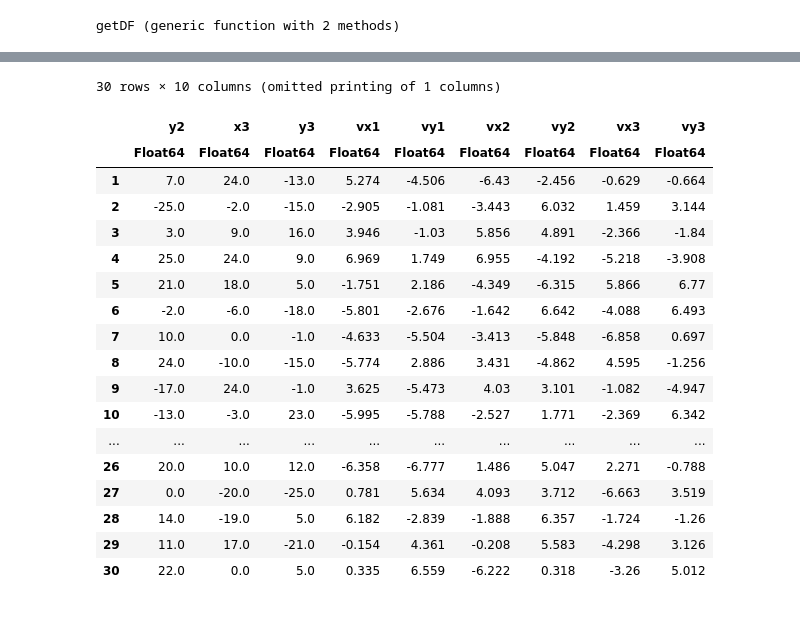
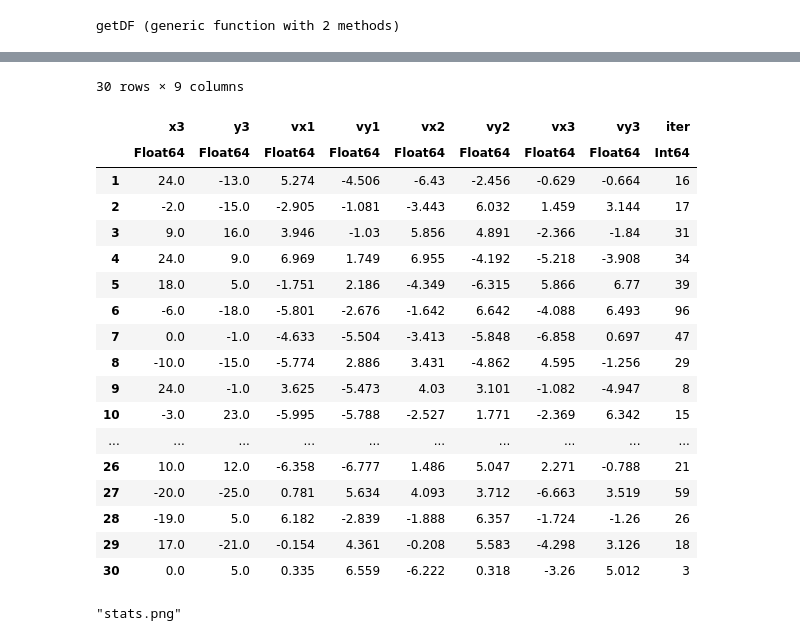
Before and after one commit to kirklong/ThreeBodyBot, a Jupyter notebook: 3BodyAnalysis.ipynb, the cells around one changed output, grey strips where cells are left out. Cells and saved outputs as stored; diff of their text form; code cells hidden in the pictures.

```diff
--- a/3BodyAnalysis.ipynb
+++ b/3BodyAnalysis.ipynb
@@ -50,27 +50,27 @@ df = getDF() #get the data -- this only shows first 30 entries and only the firs
 | 30 | 2021-02-07 | 30.0237 | 18.0 | 45.1 | 47.4 | 10.0976 | 21.0543 | 21.909 | 0 |
 | ⋮ | ⋮ | ⋮ | ⋮ | ⋮ | ⋮ | ⋮ | ⋮ | ⋮ | ⋮ |
 # %%
-display(df[end-29:end,end-9:end]) #show the last 30 with last 9 columns just to check that they're there, can modify this to show any range you like, can access columns by name, ie display(df.iter)
+display(df[end-29:end,end-8:end]) #show the last 30 with last 9 columns just to check that they're there, can modify this to show any range you like, can access columns by name, ie display(df.iter)
 # %% [output]
-30 rows × 10 columns (omitted printing of 1 columns)
+30 rows × 9 columns
-|  | y2 | x3 | y3 | vx1 | vy1 | vx2 | vy2 | vx3 | vy3 |
-|  | Float64 | Float64 | Float64 | Float64 | Float64 | Float64 | Float64 | Float64 | Float64 |
-| 1 | 7.0 | 24.0 | -13.0 | 5.274 | -4.506 | -6.43 | -2.456 | -0.629 | -0.664 |
-| 2 | -25.0 | -2.0 | -15.0 | -2.905 | -1.081 | -3.443 | 6.032 | 1.459 | 3.144 |
-| 3 | 3.0 | 9.0 | 16.0 | 3.946 | -1.03 | 5.856 | 4.891 | -2.366 | -1.84 |
-| 4 | 25.0 | 24.0 | 9.0 | 6.969 | 1.749 | 6.955 | -4.192 | -5.218 | -3.908 |
-| 5 | 21.0 | 18.0 | 5.0 | -1.751 | 2.186 | -4.349 | -6.315 | 5.866 | 6.77 |
-| 6 | -2.0 | -6.0 | -18.0 | -5.801 | -2.676 | -1.642 | 6.642 | -4.088 | 6.493 |
-| 7 | 10.0 | 0.0 | -1.0 | -4.633 | -5.504 | -3.413 | -5.848 | -6.858 | 0.697 |
-| 8 | 24.0 | -10.0 | -15.0 | -5.774 | 2.886 | 3.431 | -4.862 | 4.595 | -1.256 |
-| 9 | -17.0 | 24.0 | -1.0 | 3.625 | -5.473 | 4.03 | 3.101 | -1.082 | -4.947 |
-| 10 | -13.0 | -3.0 | 23.0 | -5.995 | -5.788 | -2.527 | 1.771 | -2.369 | 6.342 |
+|  | x3 | y3 | vx1 | vy1 | vx2 | vy2 | vx3 | vy3 | iter |
+|  | Float64 | Float64 | Float64 | Float64 | Float64 | Float64 | Float64 | Float64 | Int64 |
+| 1 | 24.0 | -13.0 | 5.274 | -4.506 | -6.43 | -2.456 | -0.629 | -0.664 | 16 |
+| 2 | -2.0 | -15.0 | -2.905 | -1.081 | -3.443 | 6.032 | 1.459 | 3.144 | 17 |
+| 3 | 9.0 | 16.0 | 3.946 | -1.03 | 5.856 | 4.891 | -2.366 | -1.84 | 31 |
+| 4 | 24.0 | 9.0 | 6.969 | 1.749 | 6.955 | -4.192 | -5.218 | -3.908 | 34 |
+| 5 | 18.0 | 5.0 | -1.751 | 2.186 | -4.349 | -6.315 | 5.866 | 6.77 | 39 |
+| 6 | -6.0 | -18.0 | -5.801 | -2.676 | -1.642 | 6.642 | -4.088 | 6.493 | 96 |
+| 7 | 0.0 | -1.0 | -4.633 | -5.504 | -3.413 | -5.848 | -6.858 | 0.697 | 47 |
+| 8 | -10.0 | -15.0 | -5.774 | 2.886 | 3.431 | -4.862 | 4.595 | -1.256 | 29 |
+| 9 | 24.0 | -1.0 | 3.625 | -5.473 | 4.03 | 3.101 | -1.082 | -4.947 | 8 |
+| 10 | -3.0 | 23.0 | -5.995 | -5.788 | -2.527 | 1.771 | -2.369 | 6.342 | 15 |
 | ... | ... | ... | ... | ... | ... | ... | ... | ... | ... |
-| 26 | 20.0 | 10.0 | 12.0 | -6.358 | -6.777 | 1.486 | 5.047 | 2.271 | -0.788 |
-| 27 | 0.0 | -20.0 | -25.0 | 0.781 | 5.634 | 4.093 | 3.712 | -6.663 | 3.519 |
-| 28 | 14.0 | -19.0 | 5.0 | 6.182 | -2.839 | -1.888 | 6.357 | -1.724 | -1.26 |
-| 29 | 11.0 | 17.0 | -21.0 | -0.154 | 4.361 | -0.208 | 5.583 | -4.298 | 3.126 |
-| 30 | 22.0 | 0.0 | 5.0 | 0.335 | 6.559 | -6.222 | 0.318 | -3.26 | 5.012 |
+| 26 | 10.0 | 12.0 | -6.358 | -6.777 | 1.486 | 5.047 | 2.271 | -0.788 | 21 |
+| 27 | -20.0 | -25.0 | 0.781 | 5.634 | 4.093 | 3.712 | -6.663 | 3.519 | 59 |
+| 28 | -19.0 | 5.0 | 6.182 | -2.839 | -1.888 | 6.357 | -1.724 | -1.26 | 26 |
+| 29 | 17.0 | -21.0 | -0.154 | 4.361 | -0.208 | 5.583 | -4.298 | 3.126 | 18 |
+| 30 | 0.0 | 5.0 | 0.335 | 6.559 | -6.222 | 0.318 | -3.26 | 5.012 | 3 |
 # %%
 N=size(df)[1]; cFrac=size(df[df.collisionBool .== true,:])[1]/N; tFrac = size(df[(df.collisionBool .== false) .& ((df.Length .== 50.0) .| (df.Length .== 60.0)),:])[1]/N; eFrac = 1.0 - tFrac - cFrac
 collidedX=vcat(df[df.collisionBool .== true, :].x1, df[df.collisionBool .== true, :].x2, df[df.collisionBool .== true, :].x3)
@@ -83,23 +83,26 @@ escapedY=vcat(df[(df.collisionBool .== false) .& (df.Length .!= 60.0),:].y1,df[(
 
 default(fontfamily="times",minorgrid=true,widen=false,tickdirection=:out)
 default(size=(1200,1000), xtickfontsize=10, ytickfontsize=10, xguidefontsize=12, yguidefontsize=12, legendfontsize=6, dpi=100)
-p1=histogram(df.Length,label="",xlabel="Length [years]",ylabel="Counts",title="Length distribution",color=:4,bins=100,xlims=(0,100)) #only go to 100 years because longer is rare
+length4hist = deepcopy(df.Length); length4hist[length4hist .> 100] .= 100 #otherwise we have too many bins
+p1=histogram(length4hist,label="",xlabel="Length [years]",ylabel="Counts",title="Length distribution",color=:4,bins=50,xlims=(15,62)) #only go to 100 years because longer is rare
 p1=annotate!(((xlims(p1)[1]+xlims(p1)[2])/2,ylims(p1)[2]+0.05*ylims(p1)[2],Plots.text("Average = $(round(sum(df.Length)/N,sigdigits=3)) years","times",8)))
-p1=pie!(["Collision","Escape","Time"],[cFrac,eFrac,tFrac],inset=(1,bbox(15.5/16,16.5/16,0.4,0.4)),title="",subplot=2,titlefontsize=8,legendfontsize=6,legend=false,
+p1=pie!(["Collision","Escape","Time"],[cFrac,eFrac,tFrac],inset=(1,bbox(15.1/16,16.4/16,0.4,0.4)),title="",subplot=2,titlefontsize=8,legendfontsize=6,legend=false,
     foreground_color_legend=:transparent,background_color_legend=:transparent,background_color=:transparent,background_color_outside=:transparent,legendfontcolor=:white)
 p1=plot!(p1[2],annotations=(0,0.4,Plots.text("$(round(cFrac*100,sigdigits=3)) %","times","white",8)))
 p1=plot!(p1[2],annotations=(-0.15,-0.45,Plots.text("$(round(eFrac*100,sigdigits=3)) %","times","white",8)))
 p1=plot!(p1[2],annotations=(0.68,-0.15,Plots.text("$(round(tFrac*100,sigdigits=3)) %","times","white",8)))
 p1=plot!(p1[2],annotations=(-0.1,1.9,Plots.text("N = $N","times",8)))
 p2=scatter(collidedX,collidedY,label="Collision",title="Initial positions",legendtitle="Ended because of:",legendtitlefontsize=8,
-    foreground_color_legend=:transparent,background_color_legend=:transparent,xlabel="x [AU]",ylabel="y [AU]",legend=(-0.27,0.1),
+    foreground_color_legend=:transparent,background_color_legend=:transparent,xlabel="x [AU]",ylabel="y [AU]",legend=(-0.3,0.12),
     aspect_ratio=:equal,xlims=(-30,30),ylims=(-30,30),markersize=3,markershape=:star,markerstrokewidth=0)
 p2=scatter!(escapedX,escapedY,label="Escape",markersize=3,markershape=:star,markerstrokewidth=0)
 p2=scatter!(timedOutX,timedOutY,label="Time",markersize=3,markershape=:star,markerstrokewidth=0)
 p2=annotate!((0.0,ylims(p2)[2]+0.05*ylims(p2)[2],Plots.text("Average number of iterations required to find solution = $(round(sum(df.iter)/N,sigdigits=3))","times",8)))
-p3=histogram(vcat(df.vx1,df.vy1,df.vx2,df.vy2,df.vx3,df.vy3),label="",title="Initial velocity distribution",xlabel="Velocity [km/s]",ylabel="Counts",color=5,bins=50)
+p3=histogram(vcat(df.vx1,df.vy1,df.vx2,df.vy2,df.vx3,df.vy3),label="",title="Initial velocity distribution",xlabel="Velocity [km/s]",ylabel="Counts",color=5,bins=50,xlims=(-7.5,7.5))
 p3=annotate!((0.0,ylims(p3)[2]+0.05*ylims(p3)[2],Plots.text("Average = $(round(sum(vcat(df.vx1,df.vy1,df.vx2,df.vy2,df.vx3,df.vy3))/(6*N),sigdigits=3)) km/s","times",8)))
-p4=histogram(vcat(df.m1,df.m2,df.m3),label="",title="Mass distribution",xlabel="Mass [solar masses]",ylabel="Counts",color=:6,bins=50)
+p4=histogram(vcat(df.m1,df.m2,df.m3),label="",title="Mass distribution",xlabel="Mass [solar masses]",ylabel="Counts",color=:6,bins=50,xlims=(0,150))
 p4=annotate!(((xlims(p4)[1]+xlims(p4)[2])/2,ylims(p4)[2]+0.05*ylims(p4)[2],Plots.text("Average = $(round(sum(vcat(df.m1,df.m2,df.m3))/(3*N),sigdigits=3)) solar masses","times",8)))
 P=plot(p1,p2,p3,p4,layout=@layout[A B ; C D],size=(900,900),left_margin=5mm,right_margin=5mm,top_margin=5mm,bottom_margin=5mm)
 display(P); png(P,"stats.png")
+# %% [output]
+"stats.png"
```
Also changed, not shown: parts of 1 cell of this notebook, 3 other files.
